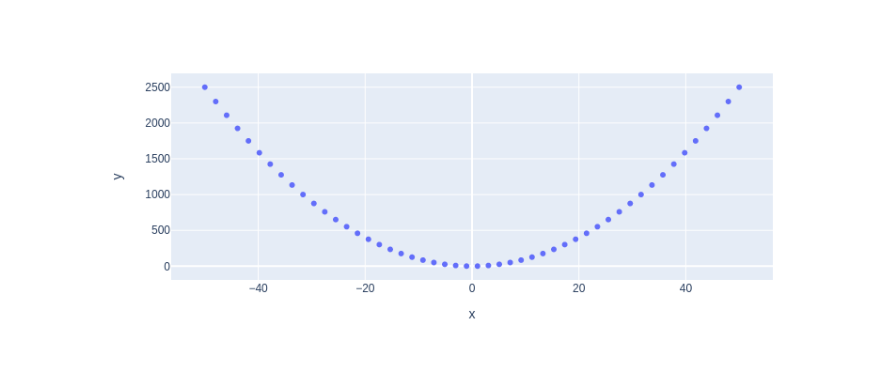
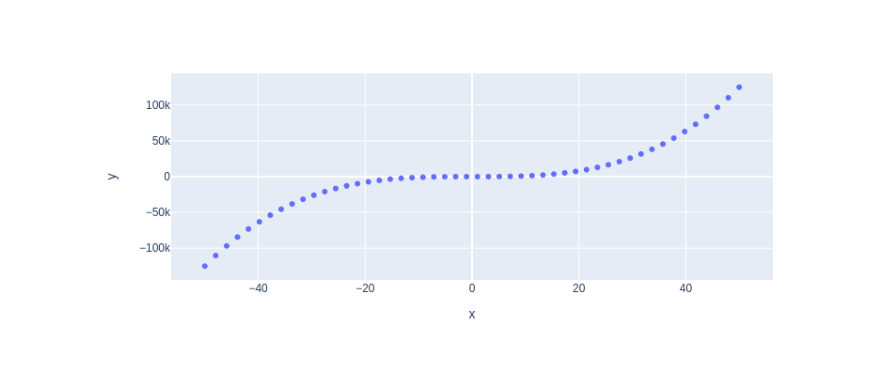
Before and after one commit to maljaaidi/my-notebooks-repo, a Jupyter notebook: experiment1.ipynb, the cells around one changed output. Cells and saved outputs as stored; diff of their text form; code cells hidden in the pictures.

```diff
--- a/experiment1.ipynb
+++ b/experiment1.ipynb
@@ -6,7 +6,7 @@ import plotly.express as px
 x = np.linspace(start=-50, stop=50)
 
 # y-axis data points
-y = x ** 2
+y = x ** 3
 
 # define the plot
 fig = px.scatter(x=x, y=y)
@@ -17 +16 @@ fig.show()
-[figure, old version]
+[figure, new version]
```
Also changed, not shown: parts of 1 cell of this notebook.
